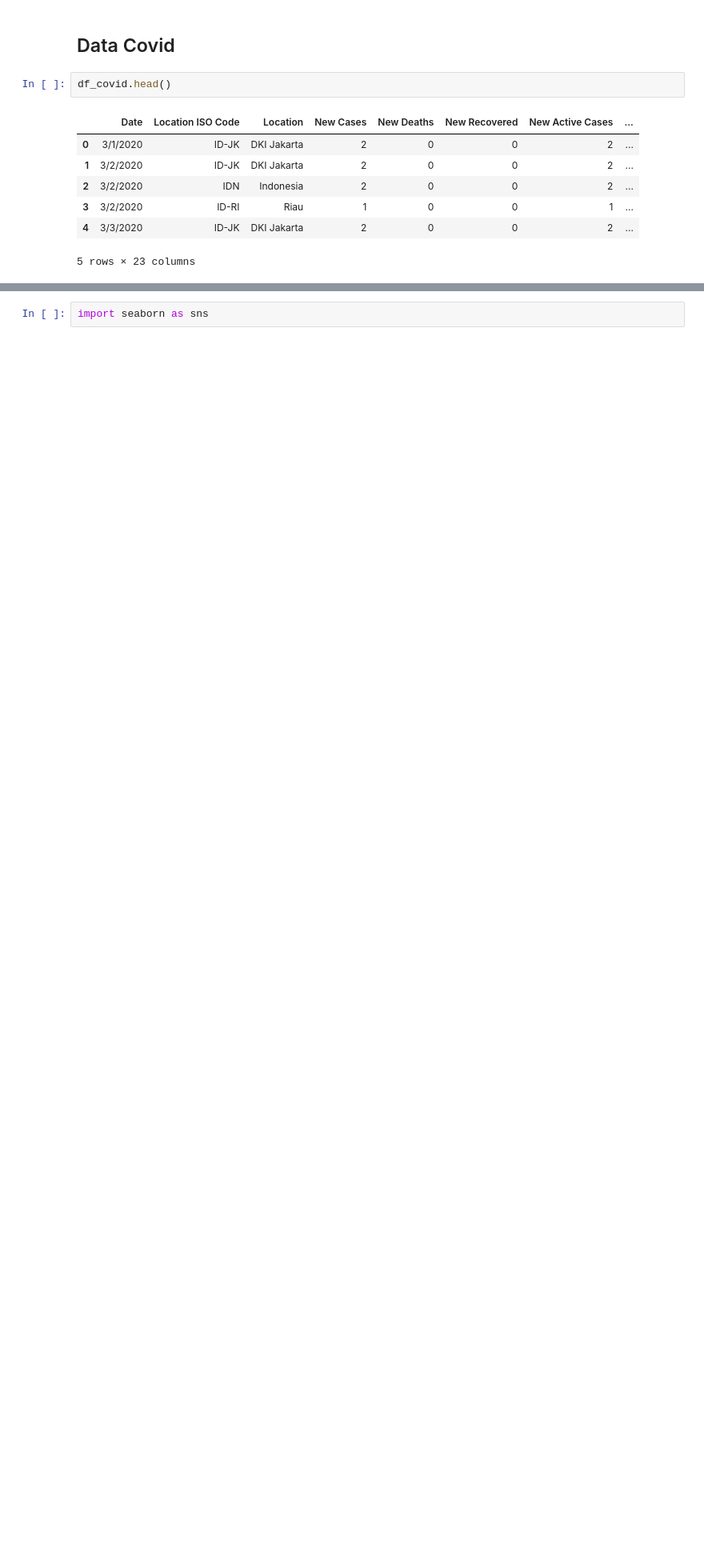
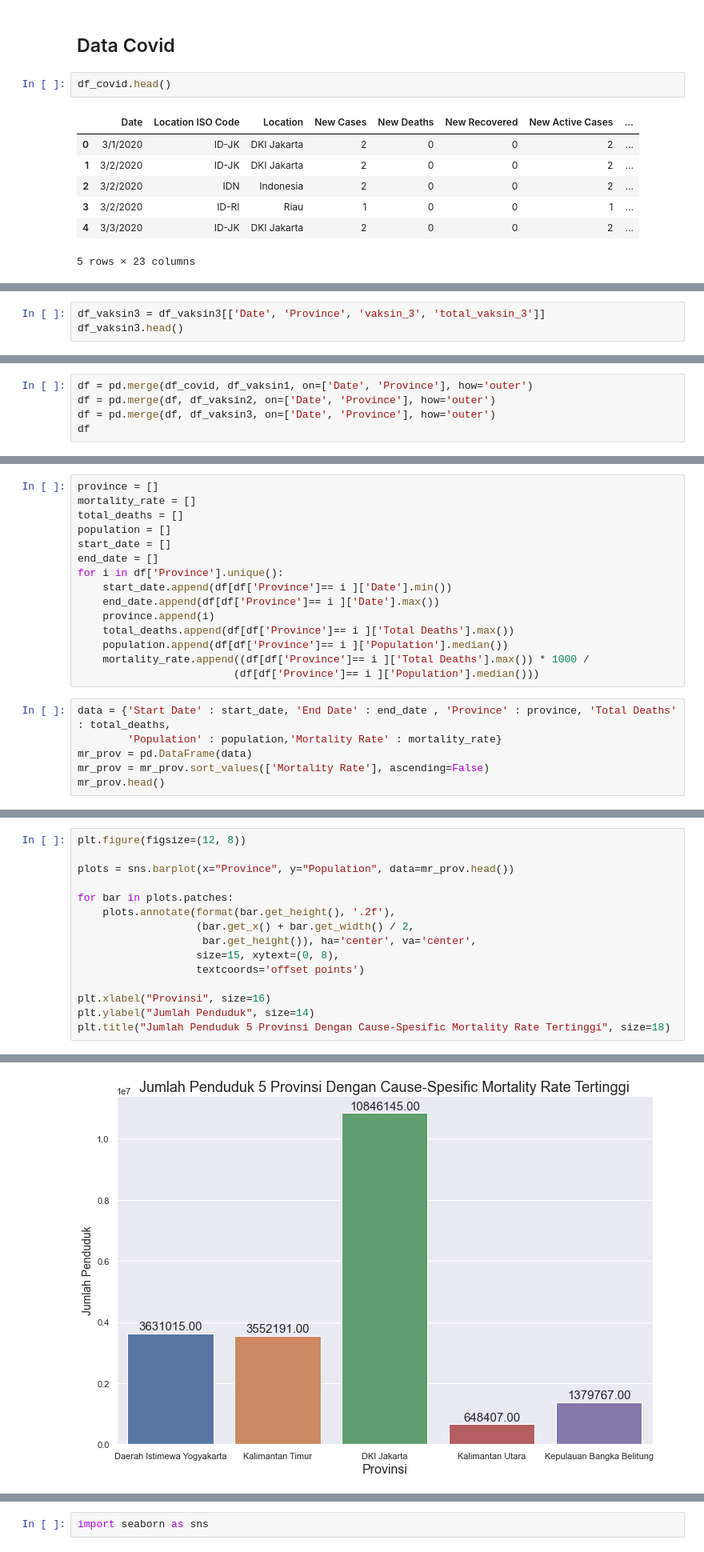
Before and after one commit to rahilaode/Vaccination-and-Mortality-Rate-Speed-of-Covid-19-in-2022, a Jupyter notebook: Pengaruh antara Vaksinasi dengan Angka Kematian Covid-19 pada Lima Provinsi di Indonesia Tahun 2021.ipynb, the cells around one changed output, grey strips where cells are left out. Shown at 80% size. Drawn from its saved outputs; the diff is of its cells as text; blank space fills up the shorter version.

```diff
--- a/Pengaruh antara Vaksinasi dengan Angka Kematian Covid-19 pada Lima Provinsi di Indonesia Tahun 2021.ipynb
+++ b/Pengaruh antara Vaksinasi dengan Angka Kematian Covid-19 pada Lima Provinsi di Indonesia Tahun 2021.ipynb
@@ -334,0 +752,3 @@ dtype: int64
+# %%
+df_vaksin3 = df_vaksin3[['Date', 'Province', 'vaksin_3', 'total_vaksin_3']]
+df_vaksin3.head()
@@ -334,0 +798,5 @@ dtype: int64
+# %%
+df = pd.merge(df_covid, df_vaksin1, on=['Date', 'Province'], how='outer')
+df = pd.merge(df, df_vaksin2, on=['Date', 'Province'], how='outer')
+df = pd.merge(df, df_vaksin3, on=['Date', 'Province'], how='outer')
+df
@@ -334,0 +839,21 @@ dtype: int64
+# %%
+province = []
+mortality_rate = []
+total_deaths = []
+population = []
+start_date = []
+end_date = []
+for i in df['Province'].unique():
+    start_date.append(df[df['Province']== i ]['Date'].min())
+    end_date.append(df[df['Province']== i ]['Date'].max())
+    province.append(i)
+    total_deaths.append(df[df['Province']== i ]['Total Deaths'].max())
+    population.append(df[df['Province']== i ]['Population'].median())
+    mortality_rate.append((df[df['Province']== i ]['Total Deaths'].max()) * 1000 /
+                         (df[df['Province']== i ]['Population'].median()))
+# %%
+data = {'Start Date' : start_date, 'End Date' : end_date , 'Province' : province, 'Total Deaths' : total_deaths,
+        'Population' : population,'Mortality Rate' : mortality_rate}
+mr_prov = pd.DataFrame(data)
+mr_prov = mr_prov.sort_values(['Mortality Rate'], ascending=False)
+mr_prov.head()
@@ -334,0 +935,16 @@ dtype: int64
+# %%
+plt.figure(figsize=(12, 8))
+
+plots = sns.barplot(x="Province", y="Population", data=mr_prov.head())
+
+for bar in plots.patches:
+    plots.annotate(format(bar.get_height(), '.2f'),
+                   (bar.get_x() + bar.get_width() / 2,
+                    bar.get_height()), ha='center', va='center',
+                   size=15, xytext=(0, 8),
+                   textcoords='offset points')
+
+plt.xlabel("Provinsi", size=16)
+plt.ylabel("Jumlah Penduduk", size=14)
+plt.title("Jumlah Penduduk 5 Provinsi Dengan Cause-Spesific Mortality Rate Tertinggi", size=18)
+# %% [output]
@@ -334,0 +952 @@ dtype: int64
+[figure, added]
```
Also changed, not shown: parts of 140 cells of this notebook.
